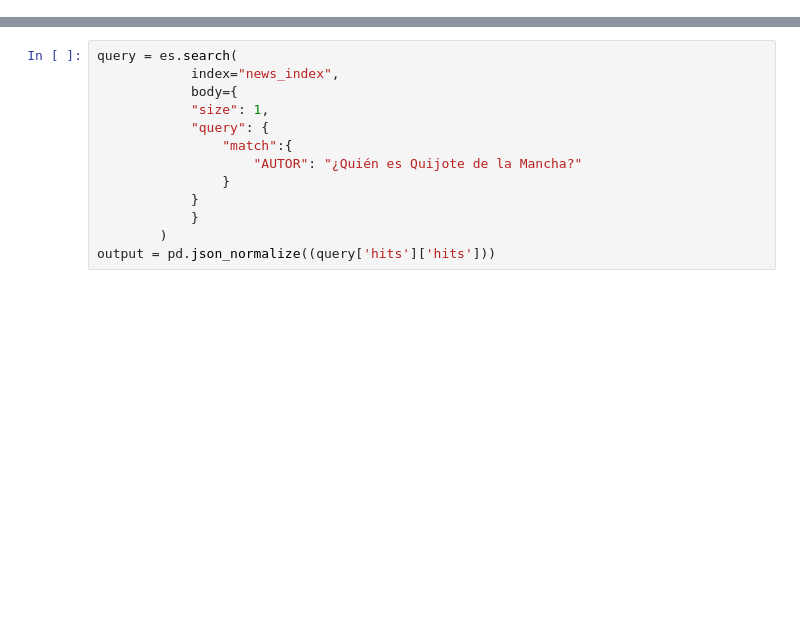
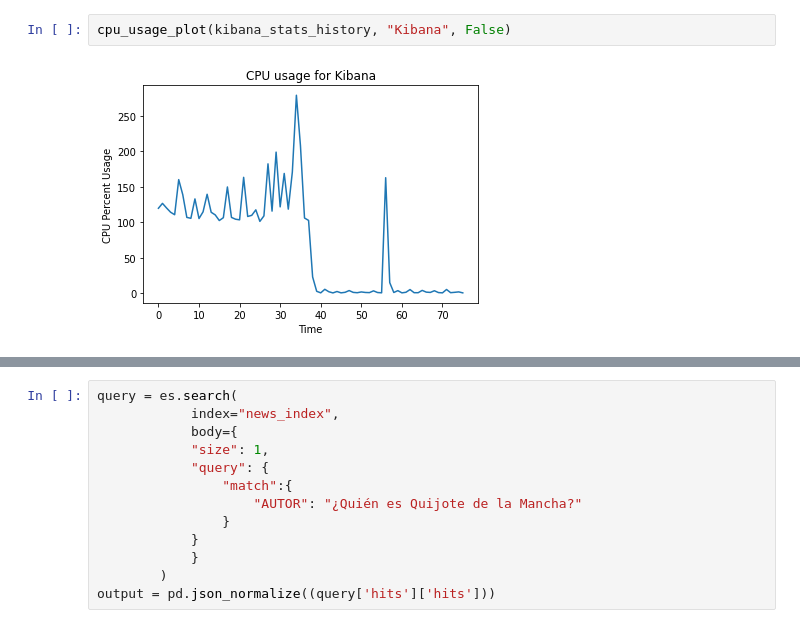
Before and after one commit to AndresSebad/benchmark-vector-bbdd, a Jupyter notebook: benchmark/elastic/ElasticSearch_Test0.ipynb, the cells around one changed output, grey strips where cells are left out. Saved outputs shown, nothing was run; the diff lists cells and outputs as text; blank space fills up the shorter version.

```diff
--- a/benchmark/elastic/ElasticSearch_Test0.ipynb
+++ b/benchmark/elastic/ElasticSearch_Test0.ipynb
@@ -22,2 +243,6 @@ except Exception as e:
+# %%
+cpu_usage_plot(kibana_stats_history, "Kibana", False)
+# %% [output]
+[figure, added]
 # %%
 es = Elasticsearch("https://localhost:9200", basic_auth=("elastic", "Z0mbPEhMV*T0CqhXDHXv"))
```
Also changed, not shown: parts of 23 cells of this notebook.
